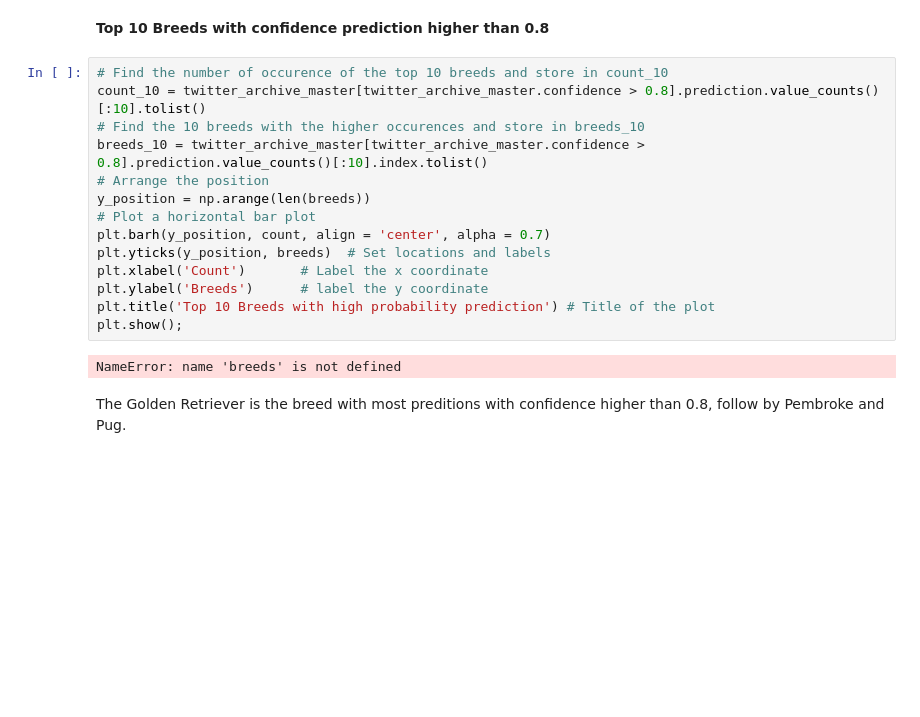
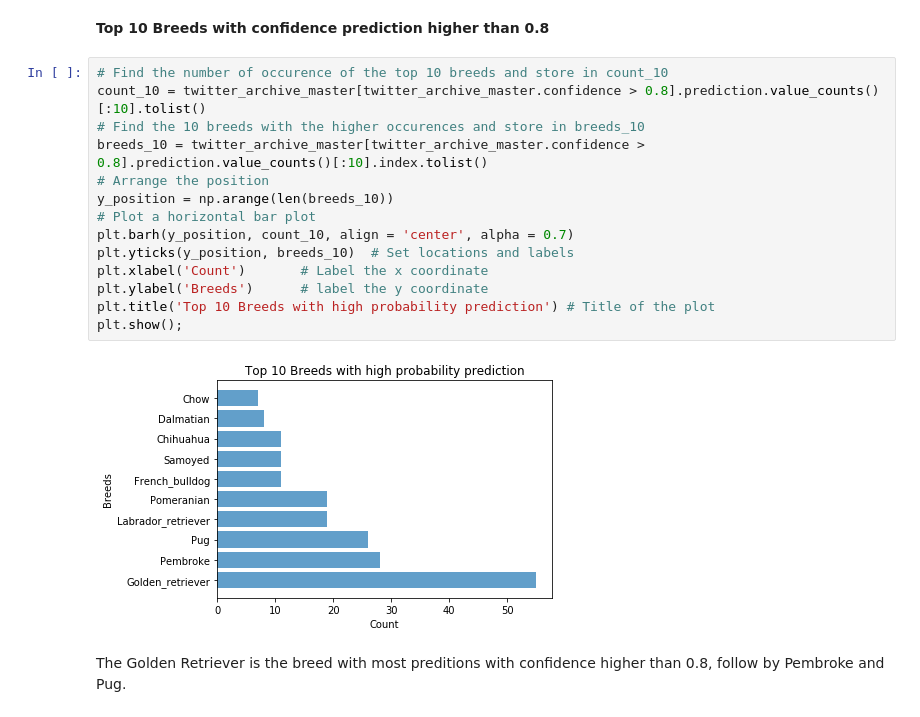
Before and after one commit to furawa/Data_Analyst_Udacity_Projects, a Jupyter notebook: 04_Data_Wrangling/wrangle_act.ipynb, the cells around one changed output. Saved outputs shown, nothing was run; the diff lists cells and outputs as text; blank space fills up the shorter version.

```diff
--- a/04_Data_Wrangling/wrangle_act.ipynb
+++ b/04_Data_Wrangling/wrangle_act.ipynb
@@ -808,19 +811,19 @@ There is no correlation between the name and the breed, the name *Oliver* exist
 # %%
 # Find the number of occurence of the top 10 breeds and store in count_10
 count_10 = twitter_archive_master[twitter_archive_master.confidence > 0.8].prediction.value_counts()[:10].tolist()
 # Find the 10 breeds with the higher occurences and store in breeds_10
 breeds_10 = twitter_archive_master[twitter_archive_master.confidence > 0.8].prediction.value_counts()[:10].index.tolist()
 # Arrange the position
-y_position = np.arange(len(breeds))
+y_position = np.arange(len(breeds_10))
 # Plot a horizontal bar plot
-plt.barh(y_position, count, align = 'center', alpha = 0.7)
-plt.yticks(y_position, breeds)  # Set locations and labels
+plt.barh(y_position, count_10, align = 'center', alpha = 0.7)
+plt.yticks(y_position, breeds_10)  # Set locations and labels
 plt.xlabel('Count')       # Label the x coordinate
 plt.ylabel('Breeds')      # label the y coordinate
 plt.title('Top 10 Breeds with high probability prediction') # Title of the plot
 plt.show();
 # %% [output]
-NameError: name 'breeds' is not defined
+[figure, added]
 # %% [markdown]
 The Golden Retriever is the breed with most preditions with confidence higher than 0.8, follow by Pembroke and Pug.
 # %% [markdown]
```
Also changed, not shown: parts of 3 cells of this notebook.
